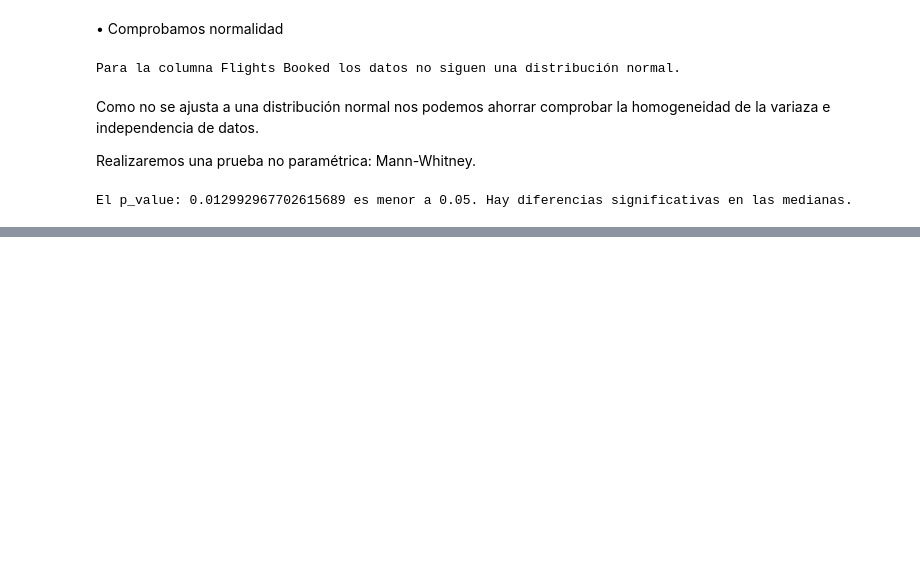
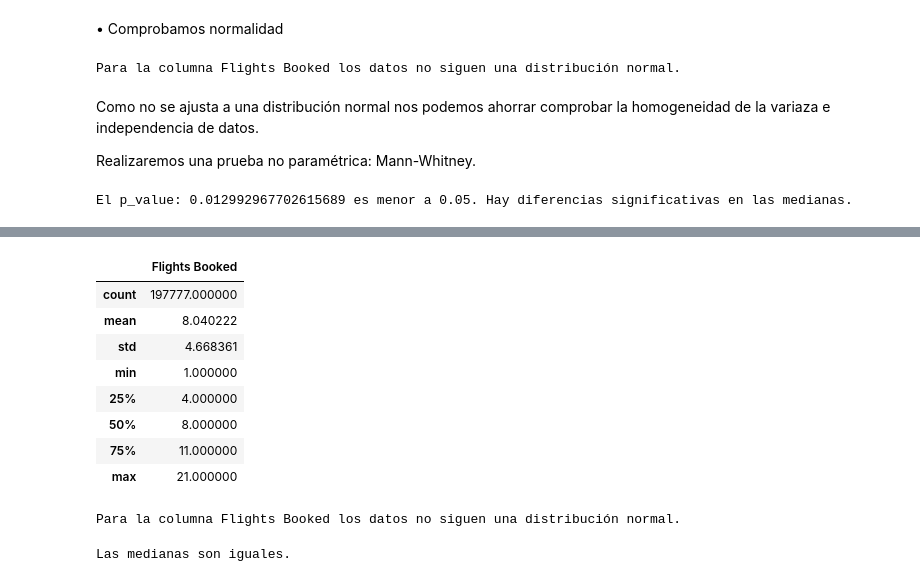
Before and after one commit to martapintoslopez/Airline, a Jupyter notebook: ev_final.ipynb, the cells around one changed output, grey strips where cells are left out. Drawn from its saved outputs; the diff is of its cells as text; code cells hidden in the pictures; blank space fills up the shorter version.

```diff
--- a/ev_final.ipynb
+++ b/ev_final.ipynb
@@ -1145,0 +1180,34 @@ El p_value: 0.012992967702615689 es menor a 0.05. Hay diferencias significativas
+# %%
+df_flights_superior.describe()
+# %% [output]
+|  | Flights Booked |
+| count | 197777.000000 |
+| mean | 8.040222 |
+| std | 4.668361 |
+| min | 1.000000 |
+| 25% | 4.000000 |
+| 50% | 8.000000 |
+| 75% | 11.000000 |
+| max | 21.000000 |
+# %%
+#A. NORMALIDAD con Kolmogrov
+
+def normalidad(dataframe, columna):
+    statistic, p_value = kstest(dataframe[columna], "norm")
+    if p_value > 0.05:
+        print(f"Para la columna {columna} los datos siguen una distribución normal.")
+    else:
+        print(f"Para la columna {columna} los datos no siguen una distribución normal.")
+
+normalidad(df_flights,"Flights Booked")
+# %% [output]
+Para la columna Flights Booked los datos no siguen una distribución normal.
+# %%
+#Calculamos el pvalor con MannWhitney
+statistic, p_value = stats.mannwhitneyu(df_flights_basica["Flights Booked"], df_flights_superior["Flights Booked"])
+if p_value < 0.05:
+    print(f"El p_value: {p_value} es menor a 0.05. Hay diferencias significativas en las medianas.")
+else:
+    print(f"Las medianas son iguales.")
+# %% [output]
+Las medianas son iguales.
```
Also changed, not shown: parts of 8 cells of this notebook.
